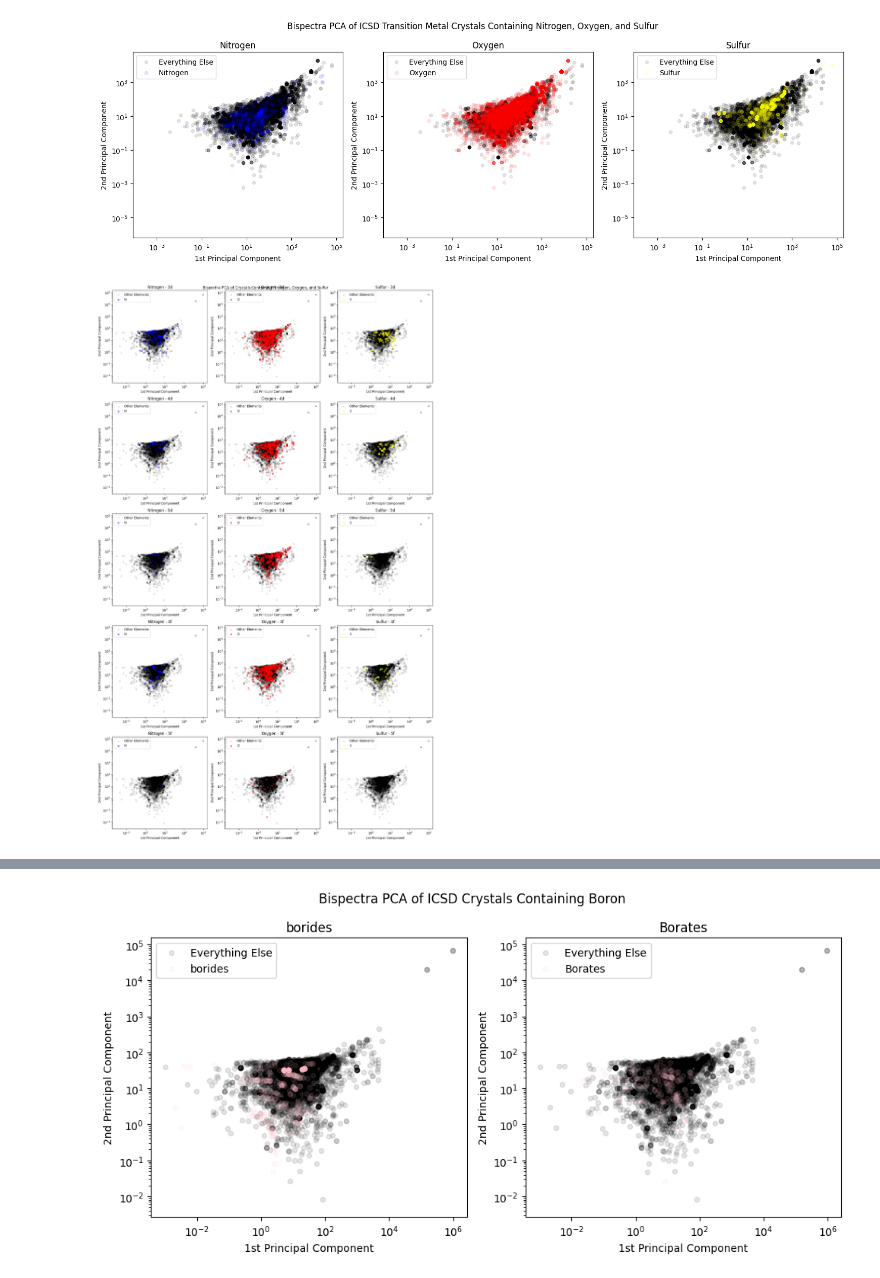
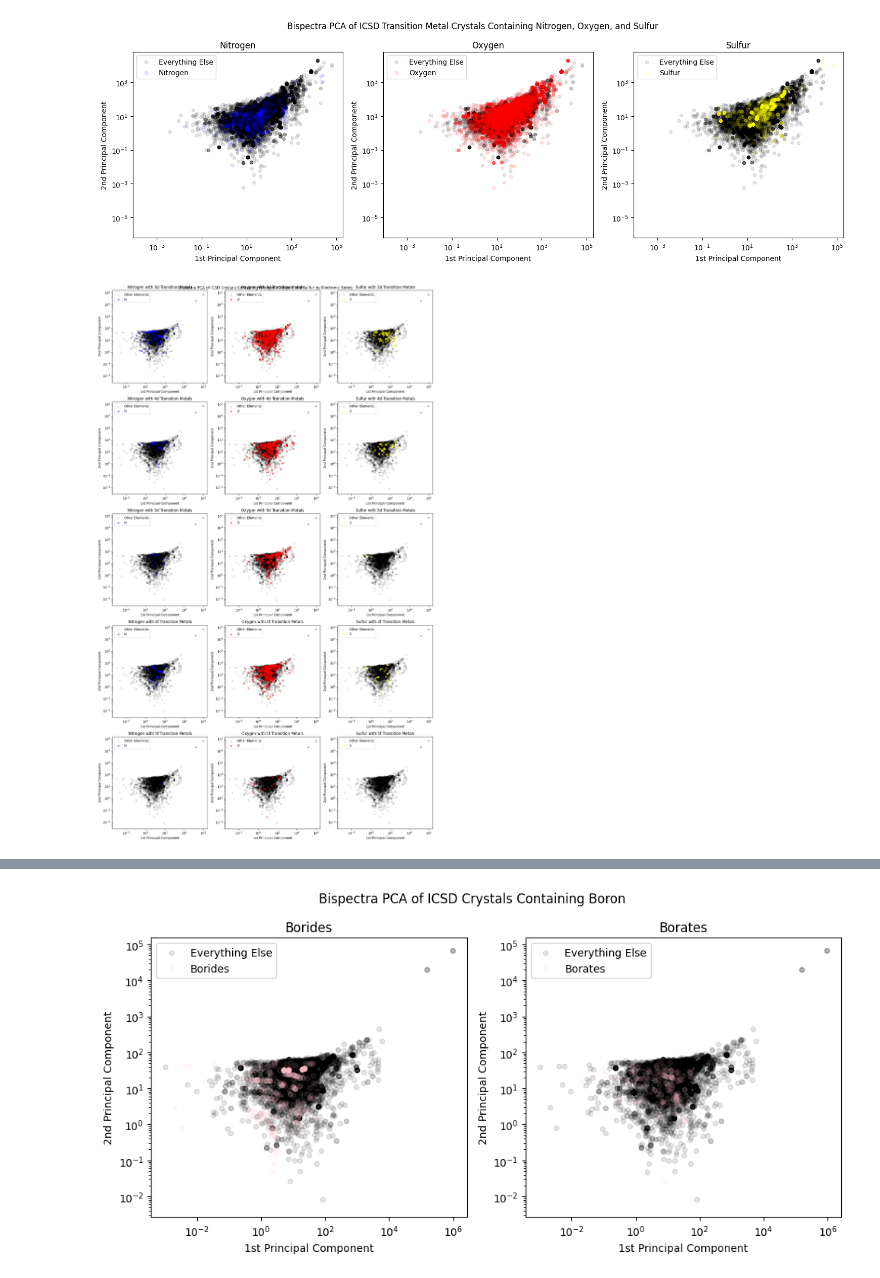
Before and after one commit to atomicarchitects/pyspectra, a Jupyter notebook: analyses/icsd.ipynb, the cells around one changed output, grey strips where cells are left out. Cells and saved outputs as stored; diff of their text form; code cells hidden in the pictures.

Commit message:
minor formatting updates to preliminary ICSD analysis

```diff
--- a/analyses/icsd.ipynb
+++ b/analyses/icsd.ipynb
@@ -144,28 +144,28 @@ plt.show()
 [figure]
 # %%
 fig, axs = plt.subplots(5, 3, figsize=(15, 25))
-fig.suptitle('Bispectra PCA of Crystals Containing Nitrogen, Oxygen, and Sulfur')
+fig.suptitle('Bispectra PCA of ICSD Crystals Containing Nitrogen, Oxygen, and Sulfur by Electronic Series')
 
 NOS_elements = ['N', 'O', 'S']
 transition_metal_series = ['3d', '4d', '5d', '4f', '5f']
 symbol_to_element = {'N': 'Nitrogen', 'O': 'Oxygen', 'S': 'Sulfur'}
 colors = ['blue', 'red', 'yellow']
 
 for i, NOS_element in enumerate(NOS_elements):
     for j, series in enumerate(transition_metal_series):
         ax = axs[j, i]
         group = df_all_crystals[(df_all_crystals['NOS_element'] == NOS_element) & (df_all_crystals['transition_metal_series'] == series)]
         other_group = df_all_crystals[(df_all_crystals['NOS_element'] != NOS_element) | (df_all_crystals['transition_metal_series'] != series)]
-        ax.set_title(f'{symbol_to_element[NOS_element]} - {series}')
+        ax.set_title(f'{symbol_to_element[NOS_element]} with {series} Transition Metals')
         ax.set_xscale('log')
         ax.set_yscale('log')
         other_group.plot(ax=ax, kind='scatter', x='1st Principal Component', y='2nd Principal Component', color='black', alpha=0.1, label='Other Elements')
         group.plot(ax=ax, kind='scatter', x='1st Principal Component', y='2nd Principal Component', color=colors[i], alpha=0.5, label=NOS_element)
         ax.legend()
 
 plt.tight_layout()
 plt.show()
 # %% [output]
-[figure, old version]
+[figure, new version]
 # %%
 fig, axs = plt.subplots(5, 3, figsize=(15, 25))
```
Also changed, not shown: parts of 3 cells of this notebook.
